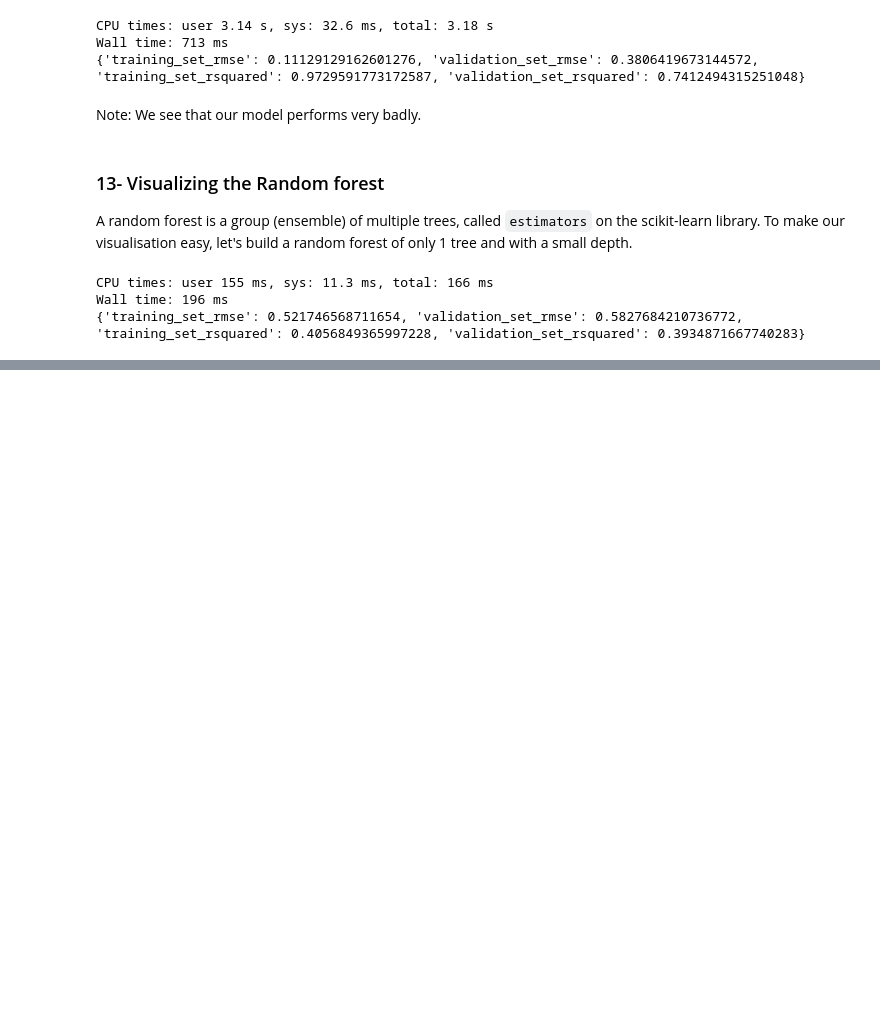
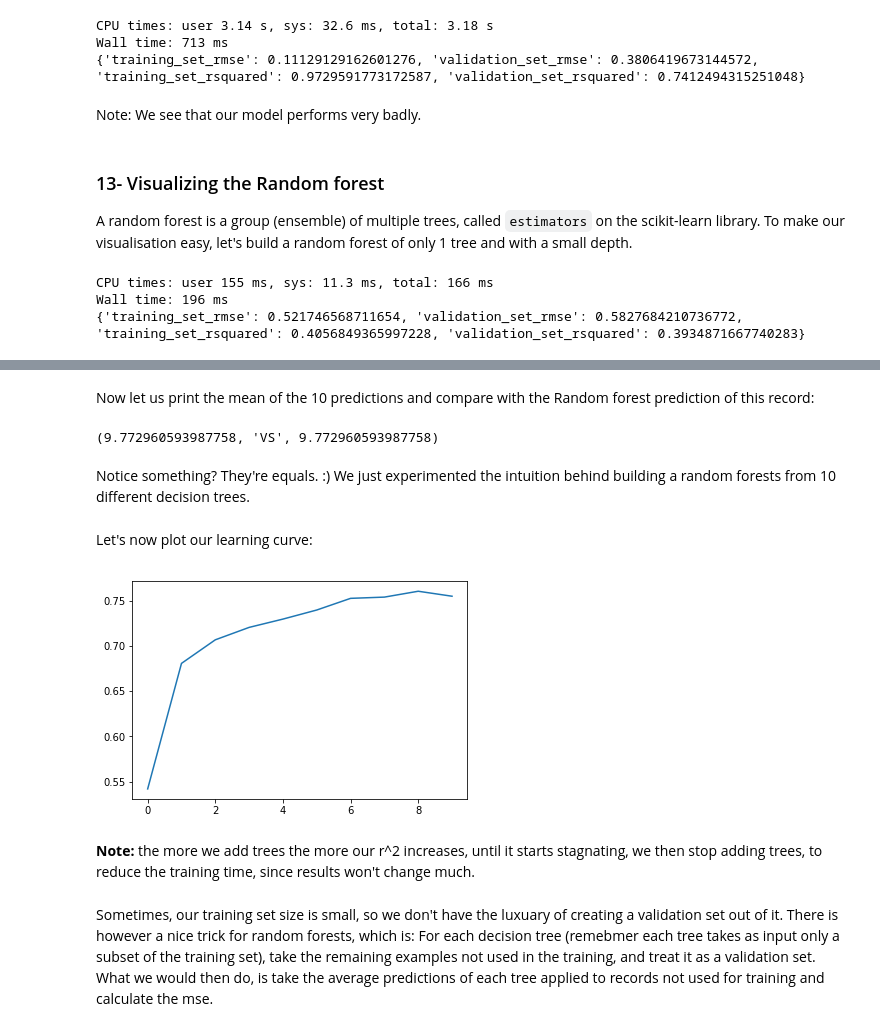
Before and after one commit to MehdiFal/FastAI-ML-Notes, a Jupyter notebook: Lesson1.ipynb, the cells around one changed output, grey strips where cells are left out. Saved outputs shown, nothing was run; the diff lists cells and outputs as text; code cells hidden in the pictures; blank space fills up the shorter version.

Commit message:
Start over fitting redcuction section

```diff
--- a/Lesson1.ipynb
+++ b/Lesson1.ipynb
@@ -376,0 +400,4 @@ We basically either stop the splitting when reaching the `max_depth` parameter,
+# %%
+regressor = RandomForestRegressor(n_jobs=-1)
+regressor.fit(X_train, y_train)
+print_score(regressor)
@@ -376,0 +408,3 @@ We basically either stop the splitting when reaching the `max_depth` parameter,
+# %%
+predictions = np.stack([tree.predict(X_valid) for tree in regressor.estimators_])
+predictions[:,0], np.mean(predictions[:,0]), y_valid[0]
@@ -376,0 +434,25 @@ We basically either stop the splitting when reaching the `max_depth` parameter,
+# %% [markdown]
+Now let us print the mean of the 10 predictions and compare with the Random forest prediction of this record:
+# %%
+np.mean(predictions[:, 0]), 'VS', regressor.predict(X_valid)[0]
+# %% [output]
+(9.772960593987758, 'VS', 9.772960593987758)
+# %% [markdown]
+Notice something? They're equals. :) We just experimented the intuition behind building a random forests from 10 different decision trees.
+# %% [markdown]
+Let's now plot our learning curve:
+# %%
+plt.plot(
+    [
+        metrics.r2_score(y_valid, np.mean(predictions[:i + 1], axis=0)) for i in range(10)
+    ]
+);
+# %% [output]
+[figure, added]
+# %% [markdown]
+**Note:** the more we add trees the more our r^2 increases, until it starts stagnating, we then stop adding trees, to reduce the training time, since results won't change much.
+# %% [markdown]
+Sometimes, our training set size is small, so we don't have the luxuary of creating a validation set out of it.
+There is however a nice trick for random forests, which is:
+For each decision tree (remebmer each tree takes as input only a subset of the training set), take the remaining examples not used in the training, and treat it as a validation set.
+What we would then do, is take the average predictions of each tree applied to records not used for training and calculate the mse.
```
Also changed, not shown: parts of 20 cells of this notebook.
